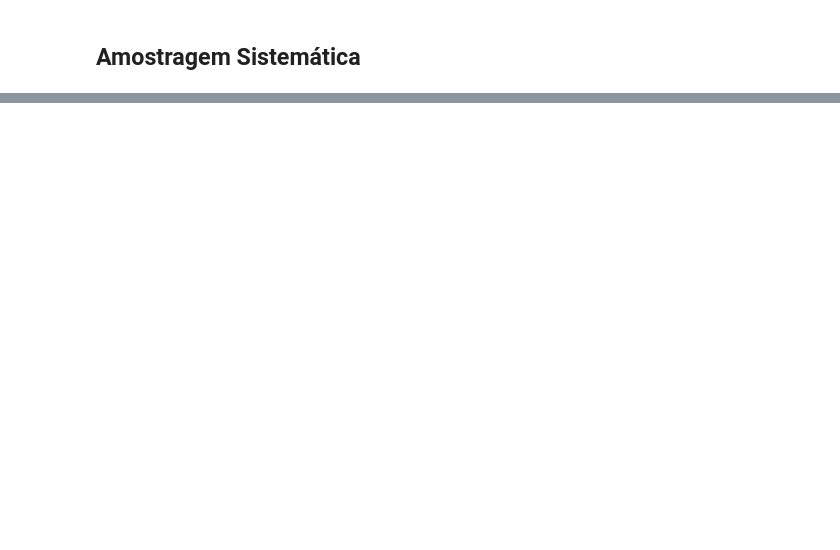
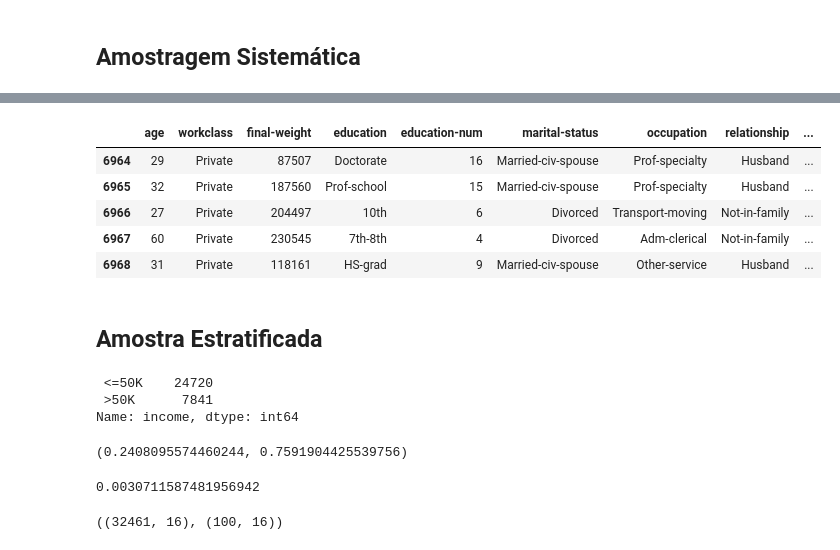
Before and after one commit to fapers/estatistica-ciencia-de-dados, a Jupyter notebook: populacao-amostra/amostragem.ipynb, the cells around one changed output, grey strips where cells are left out. Cells and saved outputs as stored; diff of their text form; code cells hidden in the pictures; blank space fills up the shorter version.

```diff
--- a/populacao-amostra/amostragem.ipynb
+++ b/populacao-amostra/amostragem.ipynb
@@ -88,0 +263,11 @@ df_amostra_aleatoria_simples.head()
+# %%
+df_amostra_agrupamento.tail()
+# %% [output]
+|  | age | workclass | final-weight | education | education-num | marital-status | occupation | relationship | ... |
+| 6964 | 29 | Private | 87507 | Doctorate | 16 | Married-civ-spouse | Prof-specialty | Husband | ... |
+| 6965 | 32 | Private | 187560 | Prof-school | 15 | Married-civ-spouse | Prof-specialty | Husband | ... |
+| 6966 | 27 | Private | 204497 | 10th | 6 | Divorced | Transport-moving | Not-in-family | ... |
+| 6967 | 60 | Private | 230545 | 7th-8th | 4 | Divorced | Adm-clerical | Not-in-family | ... |
+| 6968 | 31 | Private | 118161 | HS-grad | 9 | Married-civ-spouse | Other-service | Husband | ... |
+# %% [markdown]
+## Amostra Estratificada
@@ -88,0 +277,14 @@ df_amostra_aleatoria_simples.head()
+# %%
+dataset['income'].value_counts()
+# %% [output]
+ <=50K    24720
+ >50K      7841
+Name: income, dtype: int64
+# %%
+7841 / len(dataset), 24720 / len(dataset)
+# %% [output]
+(0.2408095574460244, 0.7591904425539756)
+# %%
+100 / len(dataset)
+# %% [output]
+0.0030711587481956942
@@ -88,0 +298,4 @@ df_amostra_aleatoria_simples.head()
+# %%
+df_x.shape, df_y.shape
+# %% [output]
+((32461, 16), (100, 16))
```
Also changed, not shown: parts of 30 cells of this notebook.
